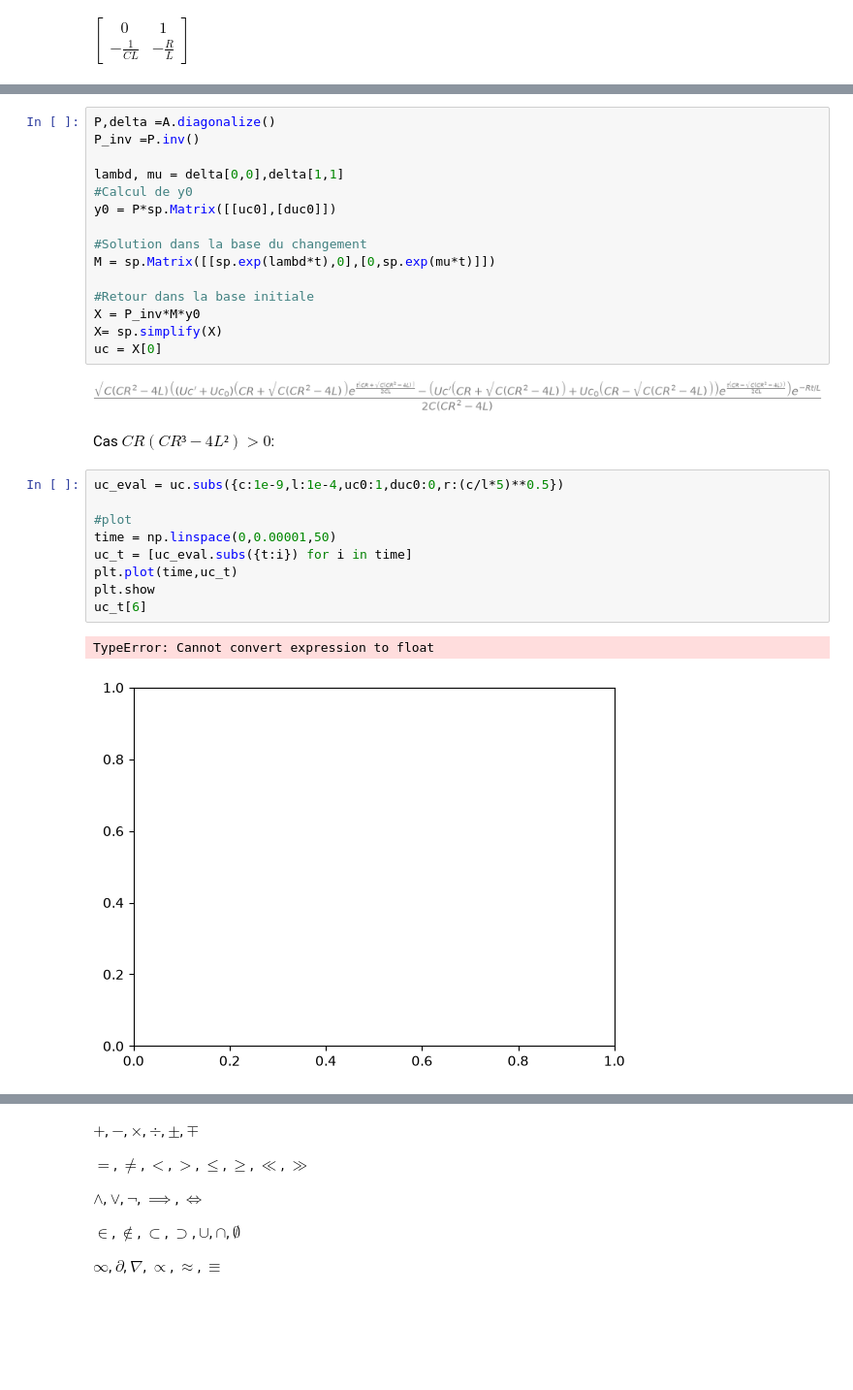
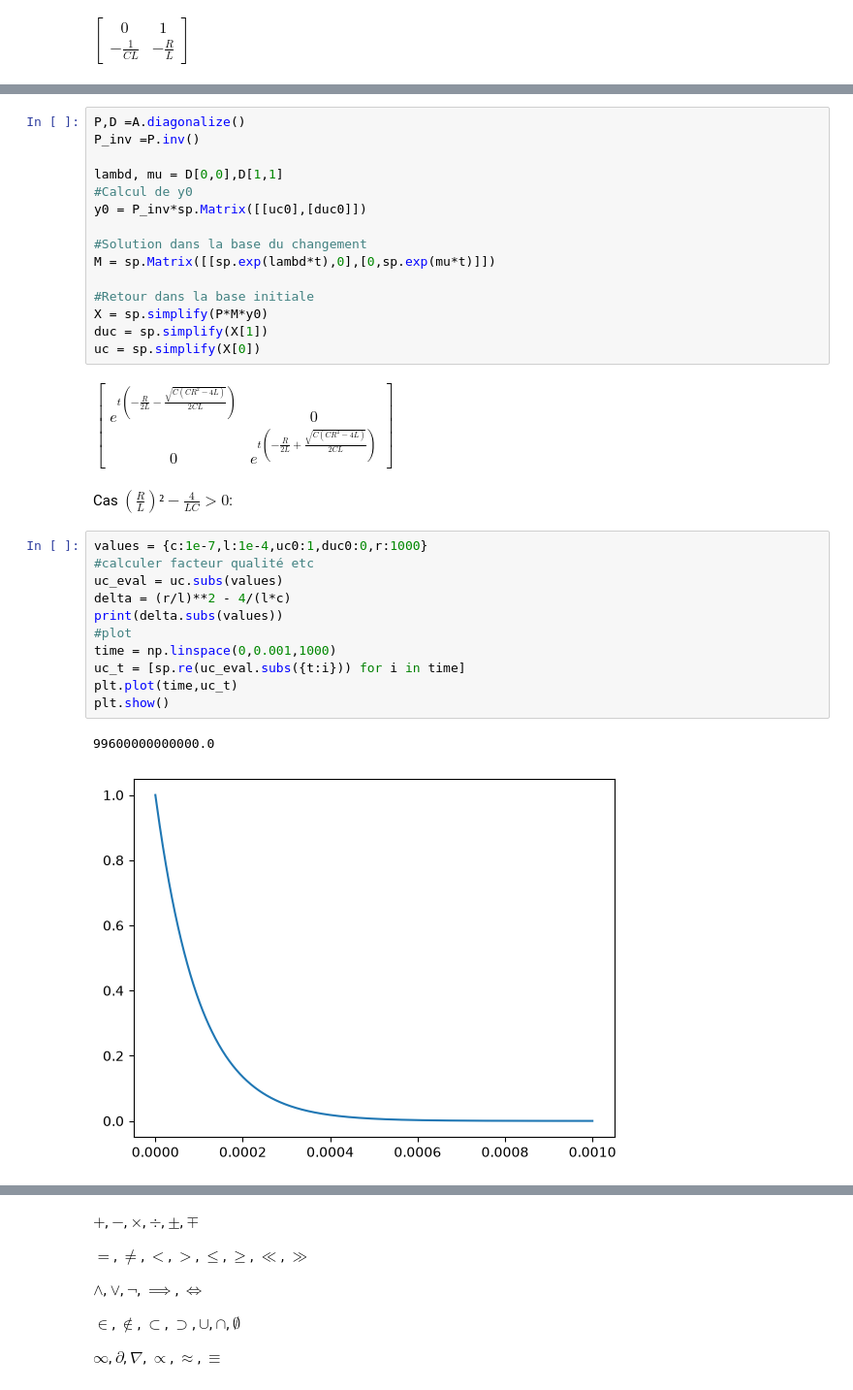
Before and after one commit to camionbenne/Fourmi, a Jupyter notebook: notebook_titouan.ipynb, the cells around one changed output, grey strips where cells are left out. Shown at 97% size. Saved outputs shown, nothing was run; the diff lists cells and outputs as text; blank space fills up the shorter version.

```diff
--- a/notebook_titouan.ipynb
+++ b/notebook_titouan.ipynb
@@ -43,31 +43,33 @@ Ensuite il nous restera juste à multiplier $Y(t)$ par la matrice de passage $P$
 # %%
-P,delta =A.diagonalize()
+P,D =A.diagonalize()
 P_inv =P.inv()
 
-lambd, mu = delta[0,0],delta[1,1]
+lambd, mu = D[0,0],D[1,1]
 #Calcul de y0
-y0 = P*sp.Matrix([[uc0],[duc0]])
+y0 = P_inv*sp.Matrix([[uc0],[duc0]])
 
 #Solution dans la base du changement
 M = sp.Matrix([[sp.exp(lambd*t),0],[0,sp.exp(mu*t)]])
 
 #Retour dans la base initiale
-X = P_inv*M*y0
-X= sp.simplify(X)
-uc = X[0]
+X = sp.simplify(P*M*y0)
+duc = sp.simplify(X[1])
+uc = sp.simplify(X[0])
 # %% [output]
-[figure, removed]
+$\displaystyle \left[\begin{matrix}e^{t \left(- \frac{R}{2 L} - \frac{\sqrt{C \left(C R^{2} - 4 L\right)}}{2 C L}\right)} & 0\\0 & e^{t \left(- \frac{R}{2 L} + \frac{\sqrt{C \left(C R^{2} - 4 L\right)}}{2 C L}\right)}\end{matrix}\right]$
 # %% [markdown]
-Cas $CR(CR³-4L²) > 0$:
+Cas $(\frac{R}{L})² - \frac{4}{LC} > 0$:
 # %%
-uc_eval = uc.subs({c:1e-9,l:1e-4,uc0:1,duc0:0,r:(c/l*5)**0.5})
-
+values = {c:1e-7,l:1e-4,uc0:1,duc0:0,r:1000}
+#calculer facteur qualité etc
+uc_eval = uc.subs(values)
+delta = (r/l)**2 - 4/(l*c)
+print(delta.subs(values))
 #plot
-time = np.linspace(0,0.00001,50)
-uc_t = [uc_eval.subs({t:i}) for i in time]
+time = np.linspace(0,0.001,1000)
+uc_t = [sp.re(uc_eval.subs({t:i})) for i in time]
 plt.plot(time,uc_t)
-plt.show
-uc_t[6]
+plt.show()
 # %% [output]
-TypeError: Cannot convert expression to float
+99600000000000.0
-[figure, old version]
+[figure, new version]
```
Also changed, not shown: parts of 14 cells of this notebook, 4 other files.
